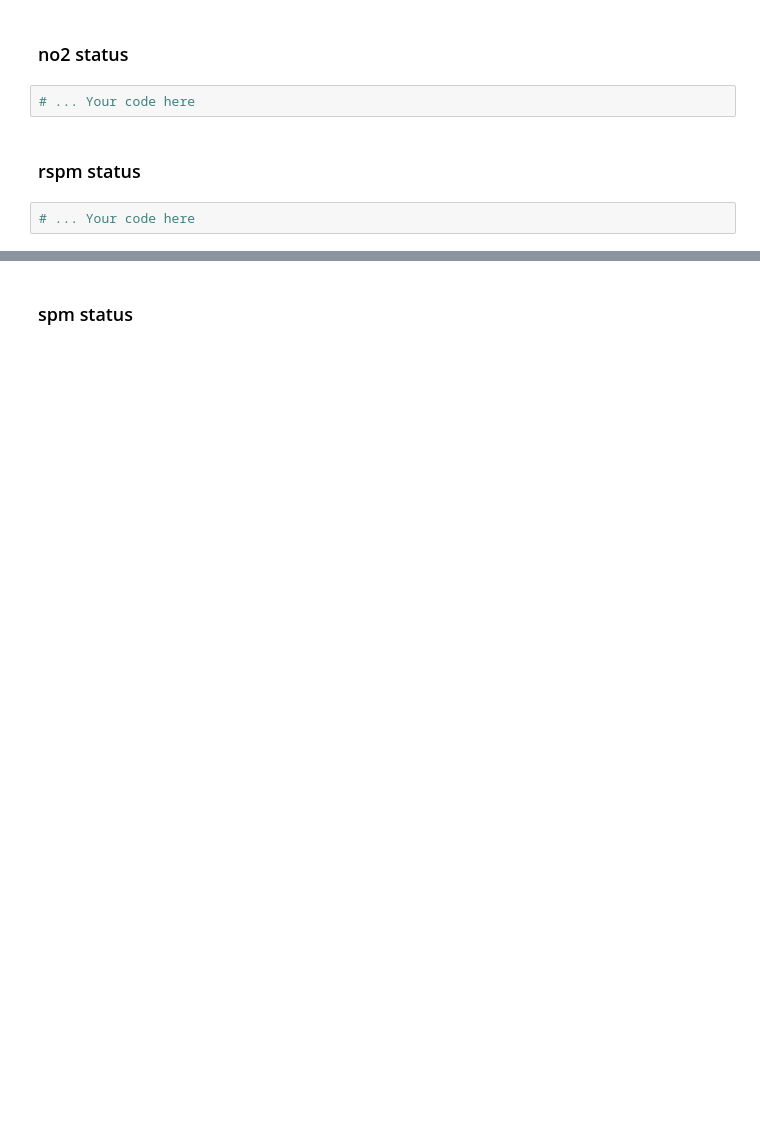
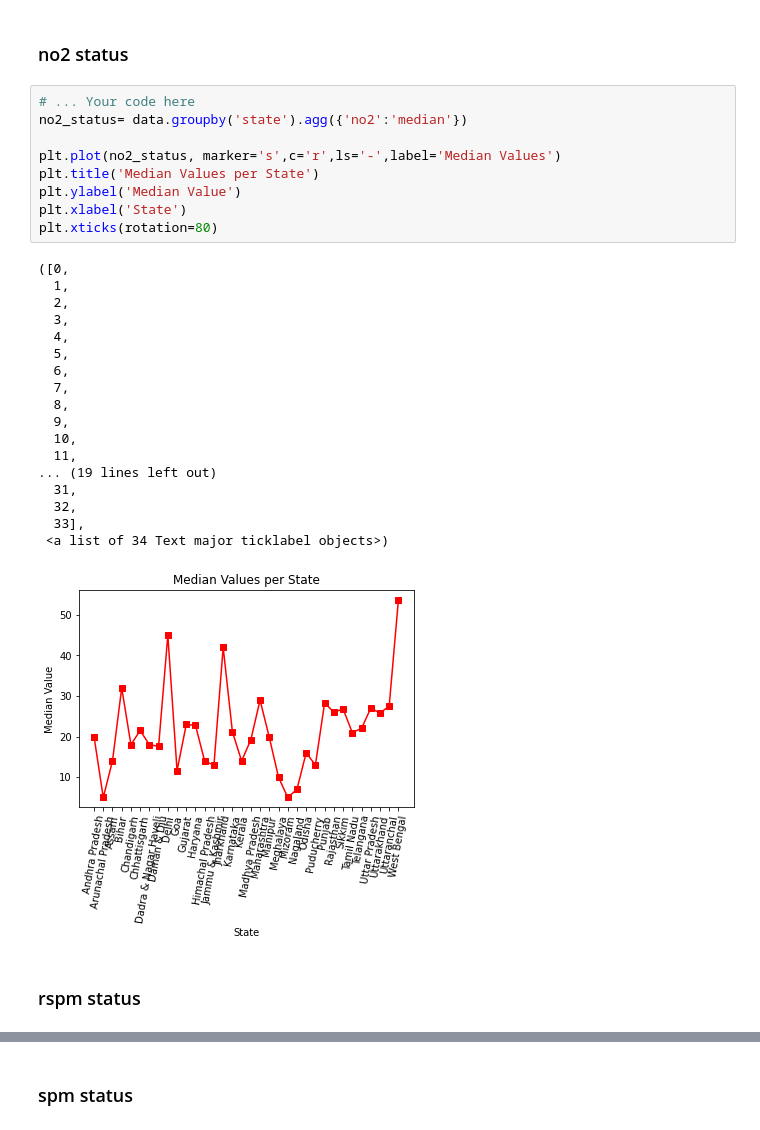
Before and after one commit to denciso1/BSAN6070-DE2021, a Jupyter notebook: India_Air_Quality_CA01_Empty_Template.ipynb, the cells around one changed output, grey strips where cells are left out. Saved outputs shown, nothing was run; the diff lists cells and outputs as text; blank space fills up the shorter version.

```diff
--- a/India_Air_Quality_CA01_Empty_Template.ipynb
+++ b/India_Air_Quality_CA01_Empty_Template.ipynb
@@ -264,8 +322,32 @@ Calculate median values of so2, no2, rspm, spm for each state and display in (a)
 # %% [markdown]
 ### no2 status
-# %%
-# ... Your code here
+# %%
+# ... Your code here
+no2_status= data.groupby('state').agg({'no2':'median'})
+
+plt.plot(no2_status, marker='s',c='r',ls='-',label='Median Values')
+plt.title('Median Values per State')
+plt.ylabel('Median Value')
+plt.xlabel('State')
+plt.xticks(rotation=80)
+# %% [output]
+([0,
+  1,
+  2,
+  3,
+  4,
+  5,
+  6,
+  7,
+  8,
+  9,
+  10,
+  11,
+... (19 lines left out)
+  31,
+  32,
+  33],
+ <a list of 34 Text major ticklabel objects>)
+[figure, added]
 # %% [markdown]
 ### rspm status
-# %%
-# ... Your code here
```
Also changed, not shown: parts of 19 cells of this notebook.
